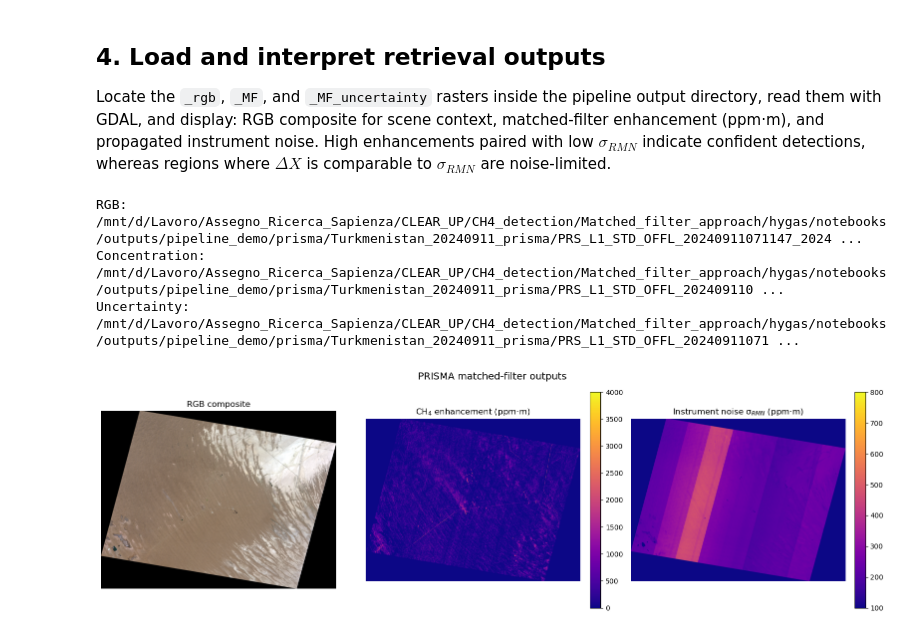
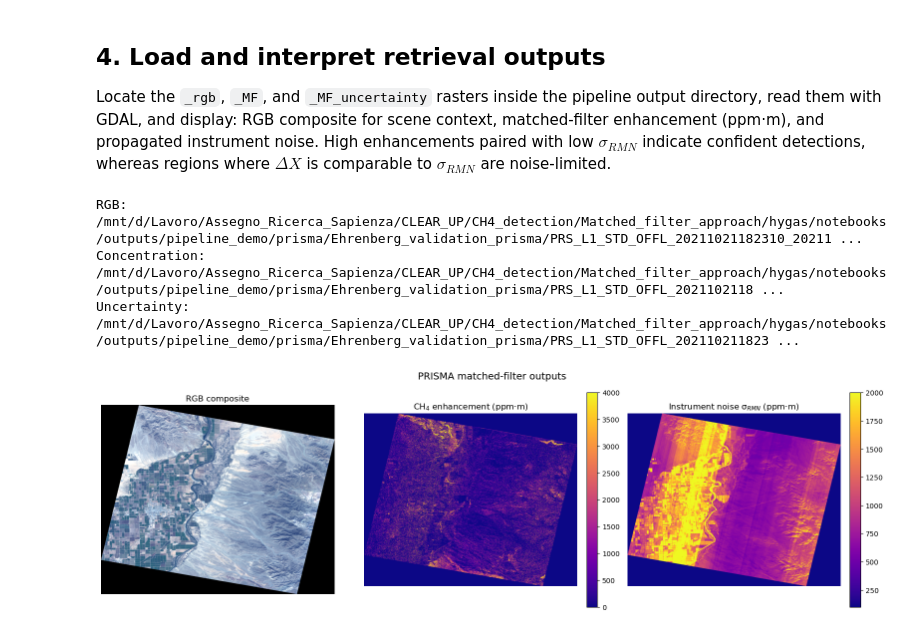
Before and after one commit to AlFe23/hygas, a Jupyter notebook: notebooks/matched_filter_demo_prisma.ipynb, the cells around one changed output. Cells and saved outputs as stored; diff of their text form; code cells hidden in the pictures.

```diff
--- a/notebooks/matched_filter_demo_prisma.ipynb
+++ b/notebooks/matched_filter_demo_prisma.ipynb
@@ -42,7 +42,7 @@ Set the PRISMA L1 (radiance) and L2C (geometry) products, DEM, LUT, and SNR refe
 # %%
 SENSOR = 'prisma'
 PIPELINE_OUTPUT_ROOT = NOTEBOOK_ROOT / 'outputs' / 'pipeline_demo' / SENSOR
-SELECTED_MF_MODE = 'full-column'  # Options: 'srf-column', 'full-column', 'advanced'
+SELECTED_MF_MODE = 'full-column'  # Options: 'srf-column', 'full-column', 'advanced', 'jpl'
 
 PRISMA_SCENES = {
     'ekizak_plume_prisma': {
@@ -95,7 +95,7 @@ PRISMA_SCENES = {
     },
 }
 
-SELECTED_SCENE = 'Turkmenistan_20240911_prisma'  # switch to 'northern_state_background' for the methane-free case
+SELECTED_SCENE = 'Ehrenberg_validation_prisma'  # switch to 'northern_state_background' for the methane-free case
 CONFIG = PRISMA_SCENES[SELECTED_SCENE]
 
 CONFIG['output_dir'].mkdir(parents=True, exist_ok=True)
@@ -177,35 +174,35 @@ else:
     rgb_img = rgb
 
 def _normalize_rgb(arr: np.ndarray) -> np.ndarray:
     high = np.quantile(arr, 0.995, axis=(0, 1), keepdims=True)
     high = np.clip(high, 1e-3, None)
     arr = np.clip(arr, 0, high)
     arr = arr / high
     return np.clip(arr, 0, 1)
 
 rgb_disp = _normalize_rgb(rgb_img.astype(np.float32))
 
 fig, axes = plt.subplots(1, 3, figsize=(16, 5))
 axes[0].imshow(rgb_disp)
 axes[0].set_title('RGB composite')
 axes[0].axis('off')
 
 im1 = axes[1].imshow(concentration, cmap='plasma', vmin=0, vmax=4000)
 axes[1].set_title('CH$_4$ enhancement (ppm·m)')
 plt.colorbar(im1, ax=axes[1], fraction=0.046, pad=0.04)
 
-im2 = axes[2].imshow(uncertainty, cmap='plasma', vmin=100, vmax=800)
+im2 = axes[2].imshow(uncertainty, cmap='plasma', vmin=100, vmax=2000)
 axes[2].set_title('Instrument noise σ$_{RMN}$ (ppm·m)')
 plt.colorbar(im2, ax=axes[2], fraction=0.046, pad=0.04)
 
 for ax in axes[1:]:
     ax.axis('off')
 
 fig.suptitle(SENSOR.upper() + ' matched-filter outputs', fontsize=14)
 plt.tight_layout()
 plt.show()
 # %% [output]
-RGB: /mnt/d/Lavoro/Assegno_Ricerca_Sapienza/CLEAR_UP/CH4_detection/Matched_filter_approach/hygas/notebooks/outputs/pipeline_demo/prisma/Turkmenistan_20240911_prisma/PRS_L1_STD_OFFL_20240911071147_2024 ...
-Concentration: /mnt/d/Lavoro/Assegno_Ricerca_Sapienza/CLEAR_UP/CH4_detection/Matched_filter_approach/hygas/notebooks/outputs/pipeline_demo/prisma/Turkmenistan_20240911_prisma/PRS_L1_STD_OFFL_202409110 ...
-Uncertainty: /mnt/d/Lavoro/Assegno_Ricerca_Sapienza/CLEAR_UP/CH4_detection/Matched_filter_approach/hygas/notebooks/outputs/pipeline_demo/prisma/Turkmenistan_20240911_prisma/PRS_L1_STD_OFFL_20240911071 ...
+RGB: /mnt/d/Lavoro/Assegno_Ricerca_Sapienza/CLEAR_UP/CH4_detection/Matched_filter_approach/hygas/notebooks/outputs/pipeline_demo/prisma/Ehrenberg_validation_prisma/PRS_L1_STD_OFFL_20211021182310_20211 ...
+Concentration: /mnt/d/Lavoro/Assegno_Ricerca_Sapienza/CLEAR_UP/CH4_detection/Matched_filter_approach/hygas/notebooks/outputs/pipeline_demo/prisma/Ehrenberg_validation_prisma/PRS_L1_STD_OFFL_2021102118 ...
+Uncertainty: /mnt/d/Lavoro/Assegno_Ricerca_Sapienza/CLEAR_UP/CH4_detection/Matched_filter_approach/hygas/notebooks/outputs/pipeline_demo/prisma/Ehrenberg_validation_prisma/PRS_L1_STD_OFFL_202110211823 ...
-[figure, old version]
+[figure, new version]
```
Also changed, not shown: parts of 2 cells of this notebook, 8 other files.
